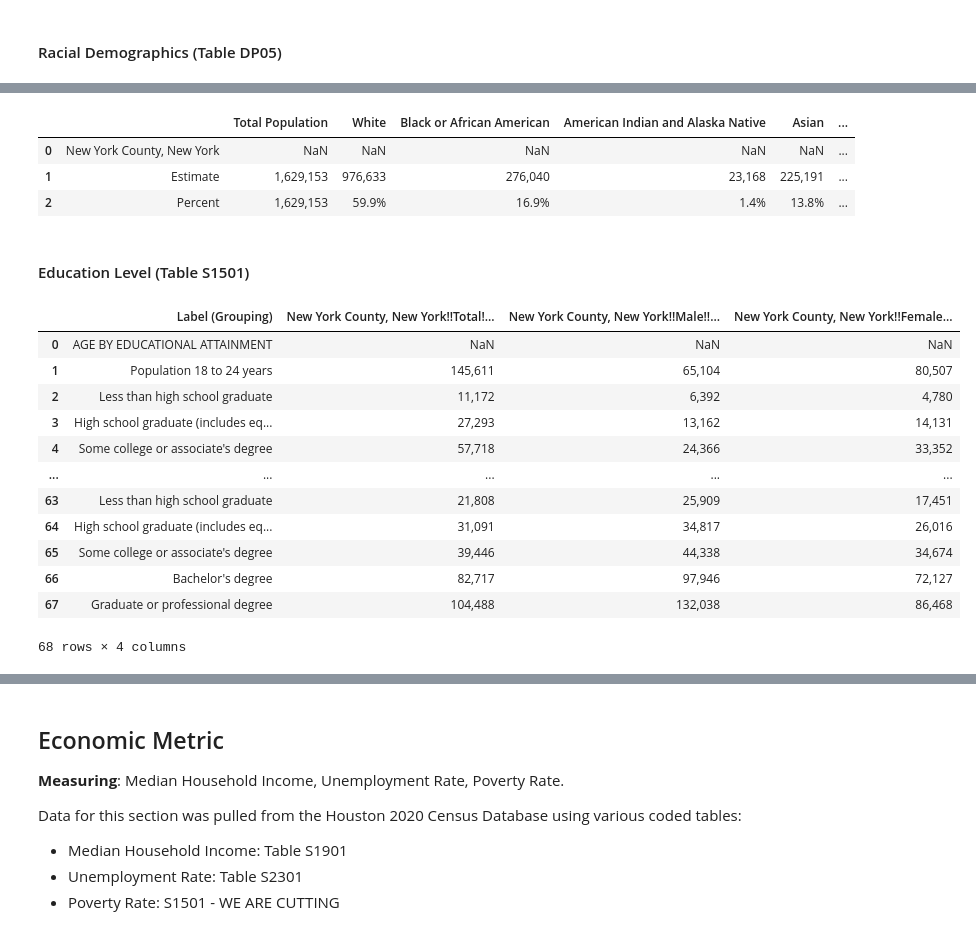
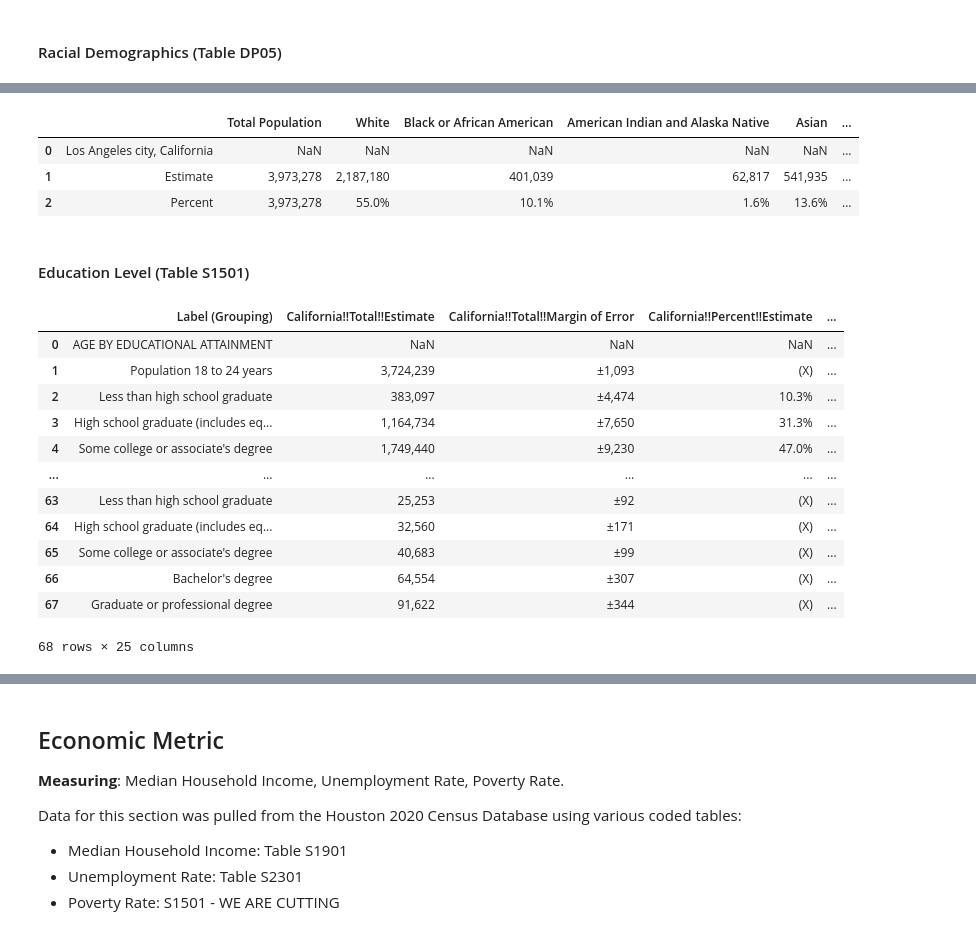
Before and after one commit to maddieemihle/major-city-visualization, a Jupyter notebook: data_files/los_angeles_data/Los Angeles Code.ipynb, the cells around one changed output, grey strips where cells are left out. Drawn from its saved outputs; the diff is of its cells as text; code cells hidden in the pictures.

```diff
--- a/data_files/los_angeles_data/Los Angeles Code.ipynb
+++ b/data_files/los_angeles_data/Los Angeles Code.ipynb
@@ -107,6 +107,6 @@ nyc_race_df.head()
 # %%
 # Rename columns for clarity
-nyc_race_df.columns = ['',
+la_race_df.columns = ['',
                        'Total Population',
                            'White',
                            'Black or African American',
@@ -116,11 +116,11 @@ nyc_race_df.columns = ['',
                            'Other']
 
 # Display
-nyc_race_df.head()
+la_race_df.head()
 # %% [output]
 |  |  | Total Population | White | Black or African American | American Indian and Alaska Native | Asian | ... |
-| 0 | New York County, New York | NaN | NaN | NaN | NaN | NaN | ... |
-| 1 | Estimate | 1,629,153 | 976,633 | 276,040 | 23,168 | 225,191 | ... |
-| 2 | Percent | 1,629,153 | 59.9% | 16.9% | 1.4% | 13.8% | ... |
+| 0 | Los Angeles city, California | NaN | NaN | NaN | NaN | NaN | ... |
+| 1 | Estimate | 3,973,278 | 2,187,180 | 401,039 | 62,817 | 541,935 | ... |
+| 2 | Percent | 3,973,278 | 55.0% | 10.1% | 1.6% | 13.6% | ... |
 # %%
 # Drop NaN values
@@ -132,22 +132,22 @@ nyc_race_df.to_csv('../nyc_data/cleaned_nyc_race.csv', index=False)
 #### Education Level (Table S1501)
 # %%
 # Import csv file for Texas edu level
-nyc_edu_data = '../ny_data/nyc_raw_data/nyc_edu.csv'
+la_edu_data = "..\los_angeles_data\la_raw_csv\la_edu_lvl.csv"
 
 # Read the CSV file into a DataFrame
-nyc_edu_df = pd.read_csv(nyc_edu_data)
-nyc_edu_df
+la_edu_df = pd.read_csv(la_edu_data)
+la_edu_df
 # %% [output]
-|  | Label (Grouping) | New York County, New York!!Total!... | New York County, New York!!Male!!... | New York County, New York!!Female... |
-| 0 | AGE BY EDUCATIONAL ATTAINMENT | NaN | NaN | NaN |
-| 1 | Population 18 to 24 years | 145,611 | 65,104 | 80,507 |
-| 2 | Less than high school graduate | 11,172 | 6,392 | 4,780 |
-| 3 | High school graduate (includes eq... | 27,293 | 13,162 | 14,131 |
-| 4 | Some college or associate's degree | 57,718 | 24,366 | 33,352 |
-| ... | ... | ... | ... | ... |
-| 63 | Less than high school graduate | 21,808 | 25,909 | 17,451 |
-| 64 | High school graduate (includes eq... | 31,091 | 34,817 | 26,016 |
-| 65 | Some college or associate's degree | 39,446 | 44,338 | 34,674 |
-| 66 | Bachelor's degree | 82,717 | 97,946 | 72,127 |
-| 67 | Graduate or professional degree | 104,488 | 132,038 | 86,468 |
+|  | Label (Grouping) | California!!Total!!Estimate | California!!Total!!Margin of Error | California!!Percent!!Estimate | ... |
+| 0 | AGE BY EDUCATIONAL ATTAINMENT | NaN | NaN | NaN | ... |
+| 1 | Population 18 to 24 years | 3,724,239 | ±1,093 | (X) | ... |
+| 2 | Less than high school graduate | 383,097 | ±4,474 | 10.3% | ... |
+| 3 | High school graduate (includes eq... | 1,164,734 | ±7,650 | 31.3% | ... |
+| 4 | Some college or associate's degree | 1,749,440 | ±9,230 | 47.0% | ... |
+| ... | ... | ... | ... | ... | ... |
+| 63 | Less than high school graduate | 25,253 | ±92 | (X) | ... |
+| 64 | High school graduate (includes eq... | 32,560 | ±171 | (X) | ... |
+| 65 | Some college or associate's degree | 40,683 | ±99 | (X) | ... |
+| 66 | Bachelor's degree | 64,554 | ±307 | (X) | ... |
+| 67 | Graduate or professional degree | 91,622 | ±344 | (X) | ... |
-68 rows × 4 columns
+68 rows × 25 columns
```
Also changed, not shown: parts of 37 cells of this notebook, 1 other file.
